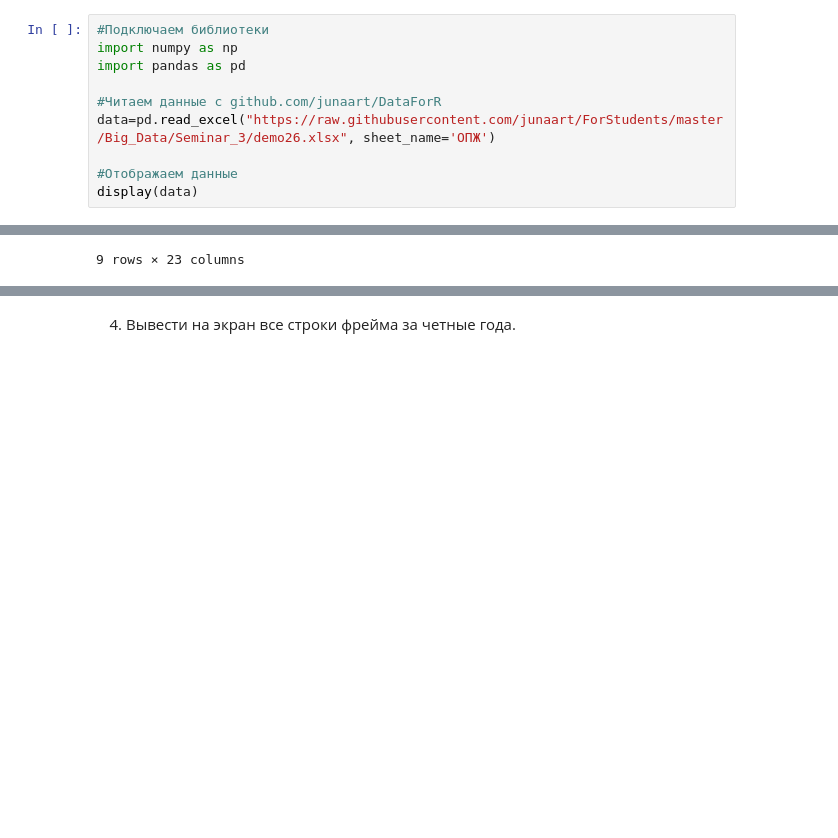
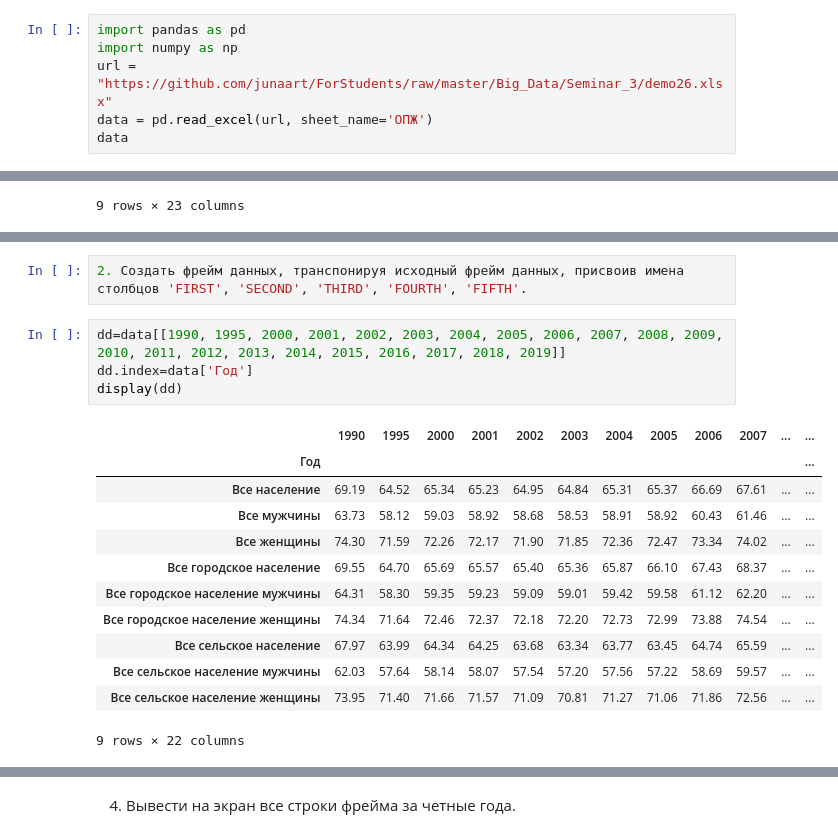
Before and after one commit to n0kse/shumskii_IKT, a Jupyter notebook: кт4 ИКТ Шумский.ipynb, the cells around one changed output, grey strips where cells are left out. Saved outputs shown, nothing was run; the diff lists cells and outputs as text; blank space fills up the shorter version.

```diff
--- a/кт4 ИКТ Шумский.ipynb
+++ b/кт4 ИКТ Шумский.ipynb
@@ -163,15 +1,11 @@ dd[['p1','p2']].plot.scatter(x='p1',y='p2')
 # %% [markdown]
 1. Загрузить фрейм данных 'demo26.xlsx' с сайта https://github.com/junaart/ForStudents/tree/master/Big_Data/Seminar_3
 # %%
-#Подключаем библиотеки
+import pandas as pd
 import numpy as np
-import pandas as pd
-
-#Читаем данные с github.com/junaart/DataForR
-data=pd.read_excel("https://raw.githubusercontent.com/junaart/ForStudents/master/Big_Data/Seminar_3/demo26.xlsx", sheet_name='ОПЖ')
-
-#Отображаем данные
-display(data)
+url = "https://github.com/junaart/ForStudents/raw/master/Big_Data/Seminar_3/demo26.xlsx"
+data = pd.read_excel(url, sheet_name='ОПЖ')
+data
 # %% [output]
 |  | Год | 1990 | 1995 | 2000 | 2001 | 2002 | 2003 | 2004 | 2005 | 2006 | ... | ... |
 | 0 | Все население | 69.19 | 64.52 | 65.34 | 65.23 | 64.95 | 64.84 | 65.31 | 65.37 | 66.69 | ... | ... |
@@ -209,0 +21,19 @@ data
+# %%
+2. Создать фрейм данных, транспонируя исходный фрейм данных, присвоив имена столбцов 'FIRST', 'SECOND', 'THIRD', 'FOURTH', 'FIFTH'.
+# %%
+dd=data[[1990, 1995, 2000, 2001, 2002, 2003, 2004, 2005, 2006, 2007, 2008, 2009, 2010, 2011, 2012, 2013, 2014, 2015, 2016, 2017, 2018, 2019]]
+dd.index=data['Год']
+display(dd)
+# %% [output]
+|  | 1990 | 1995 | 2000 | 2001 | 2002 | 2003 | 2004 | 2005 | 2006 | 2007 | ... | ... |
+| Год |  |  |  |  |  |  |  |  |  |  |  | ... |
+| Все население | 69.19 | 64.52 | 65.34 | 65.23 | 64.95 | 64.84 | 65.31 | 65.37 | 66.69 | 67.61 | ... | ... |
+| Все мужчины | 63.73 | 58.12 | 59.03 | 58.92 | 58.68 | 58.53 | 58.91 | 58.92 | 60.43 | 61.46 | ... | ... |
+| Все женщины | 74.30 | 71.59 | 72.26 | 72.17 | 71.90 | 71.85 | 72.36 | 72.47 | 73.34 | 74.02 | ... | ... |
+| Все городское население | 69.55 | 64.70 | 65.69 | 65.57 | 65.40 | 65.36 | 65.87 | 66.10 | 67.43 | 68.37 | ... | ... |
+| Все городское население мужчины | 64.31 | 58.30 | 59.35 | 59.23 | 59.09 | 59.01 | 59.42 | 59.58 | 61.12 | 62.20 | ... | ... |
+| Все городское население женщины | 74.34 | 71.64 | 72.46 | 72.37 | 72.18 | 72.20 | 72.73 | 72.99 | 73.88 | 74.54 | ... | ... |
+| Все сельское население | 67.97 | 63.99 | 64.34 | 64.25 | 63.68 | 63.34 | 63.77 | 63.45 | 64.74 | 65.59 | ... | ... |
+| Все сельское население мужчины | 62.03 | 57.64 | 58.14 | 58.07 | 57.54 | 57.20 | 57.56 | 57.22 | 58.69 | 59.57 | ... | ... |
+| Все сельское население женщины | 73.95 | 71.40 | 71.66 | 71.57 | 71.09 | 70.81 | 71.27 | 71.06 | 71.86 | 72.56 | ... | ... |
+9 rows × 22 columns
```
Also changed, not shown: parts of 28 cells of this notebook.
